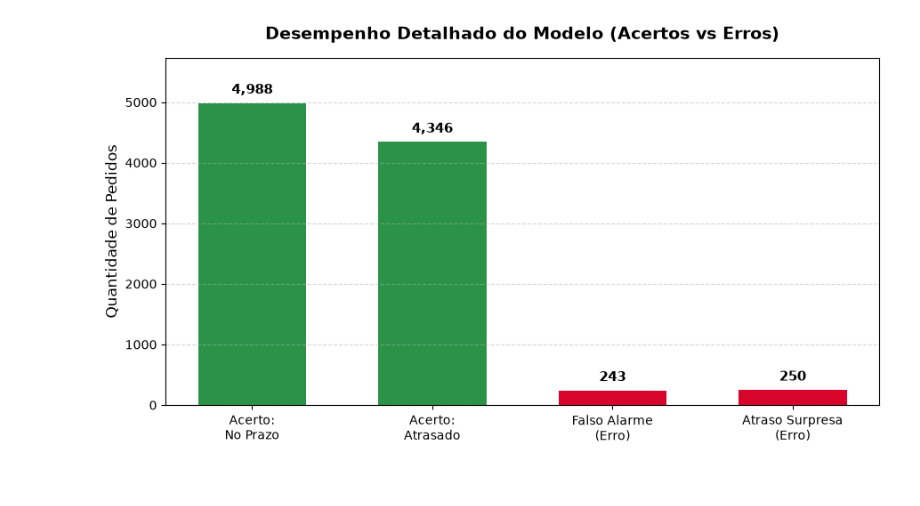
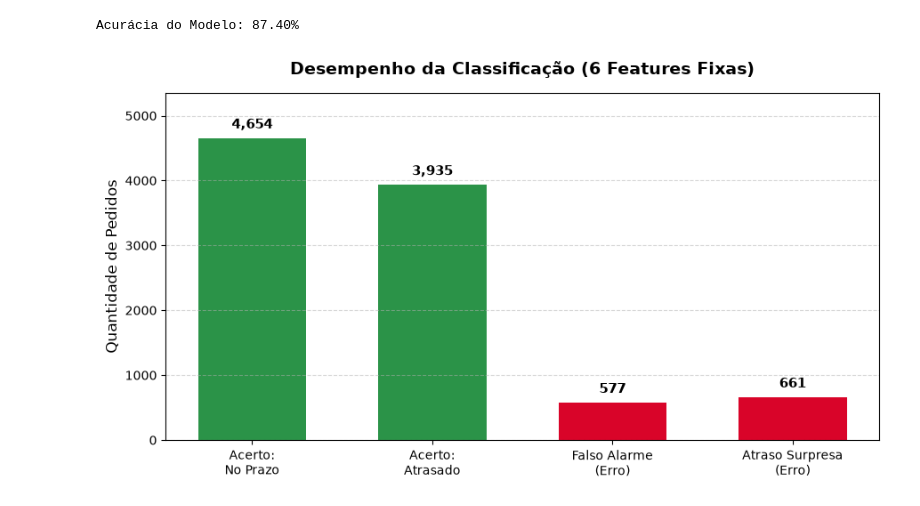
Before and after one commit to Felipe-edu34/food-delivery-eta-analysis-ml, a Jupyter notebook: notebooks/04_classification_analysis.ipynb, the cells around one changed output. Drawn from its saved outputs; the diff is of its cells as text; code cells hidden in the pictures.

```diff
--- a/notebooks/04_classification_analysis.ipynb
+++ b/notebooks/04_classification_analysis.ipynb
@@ -92,43 +89,56 @@ plot_confusion_matrix(y_test, y_pred)
+# %%
+# ==============================================================================
+# 2. TREINAMENTO DO MODELO
+# ==============================================================================
+modelo_class = Pipeline([
+    ('scaler', StandardScaler()),
+    ('clf', LogisticRegression(max_iter=1000, random_state=42))
+])
+
+# Treinando o modelo
+modelo_class.fit(X_train, y_train)
+
+# Fazendo previsões
+y_pred = modelo_class.predict(X_test)
+
+# Calculando Acurácia
+acuracia = accuracy_score(y_test, y_pred)
+print(f"Acurácia do Modelo: {acuracia * 100:.2f}%\n")
+# %% [output]
+Acurácia do Modelo: 87.40%
 # %%
-import matplotlib.pyplot as plt
-from sklearn.metrics import confusion_matrix
-import os
-
+# ==============================================================================
+# 3. GRÁFICO DE DESEMPENHO (ACERTOS VS ERROS)
+# ==============================================================================
 # Garantindo que a pasta de destino exista
 os.makedirs('../reports/figures', exist_ok=True)
 
-# Extraindo os valores diretamente das previsões do modelo (y_test e y_pred)
 cm = confusion_matrix(y_test, y_pred)
-acerto_no_prazo = cm[0, 0]    # Real 0, Previsto 0
-falso_alarme = cm[0, 1]       # Real 0, Previsto 1
-atraso_surpresa = cm[1, 0]    # Real 1, Previsto 0
-acerto_atrasado = cm[1, 1]    # Real 1, Previsto 1
+acerto_no_prazo = cm[0, 0]
+falso_alarme = cm[0, 1]
+atraso_surpresa = cm[1, 0]
+acerto_atrasado = cm[1, 1]
 
-# Definindo as categorias e os valores correspondentes
 categorias = ['Acerto:\nNo Prazo', 'Acerto:\nAtrasado', 'Falso Alarme\n(Erro)', 'Atraso Surpresa\n(Erro)']
 valores = [acerto_no_prazo, acerto_atrasado, falso_alarme, atraso_surpresa]
-
-# Cores: Tons de verde para acertos e tons de vermelho para erros
 cores = ['#2b9348', '#2b9348', '#d90429', '#d90429']
 
 plt.figure(figsize=(9, 5))
 bars = plt.bar(categorias, valores, color=cores, width=0.6)
 
-# Adicionando os números exatos em cima de cada barra
+# Adicionando os valores em cima das barras
 for bar in bars:
     yval = bar.get_height()
     plt.text(bar.get_x() + bar.get_width()/2.0, yval + 100, f'{yval:,}', ha='center', va='bottom', fontsize=11, fontweight='bold')
 
-plt.title('Desempenho Detalhado do Modelo (Acertos vs Erros)', fontsize=14, pad=15, fontweight='bold')
+plt.title('Desempenho da Classificação (6 Features Fixas)', fontsize=14, pad=15, fontweight='bold')
 plt.ylabel('Quantidade de Pedidos', fontsize=12)
-plt.ylim(0, max(valores) * 1.15) # Margem superior para o texto não cortar
+plt.ylim(0, max(valores) * 1.15)
 plt.grid(axis='y', linestyle='--', alpha=0.5)
 
 plt.tight_layout()
 
-# Salvando a figura em alta resolução na pasta de relatórios
+# SALVANDO A IMAGEM PARA O RELATÓRIO LATEX
 plt.savefig('../reports/figures/classification_bar_chart.png', dpi=300, bbox_inches='tight')
-
-plt.show()
 # %% [output]
-[figure, old version]
+[figure, new version]
```
Also changed, not shown: parts of 11 cells of this notebook, 3 other files.
